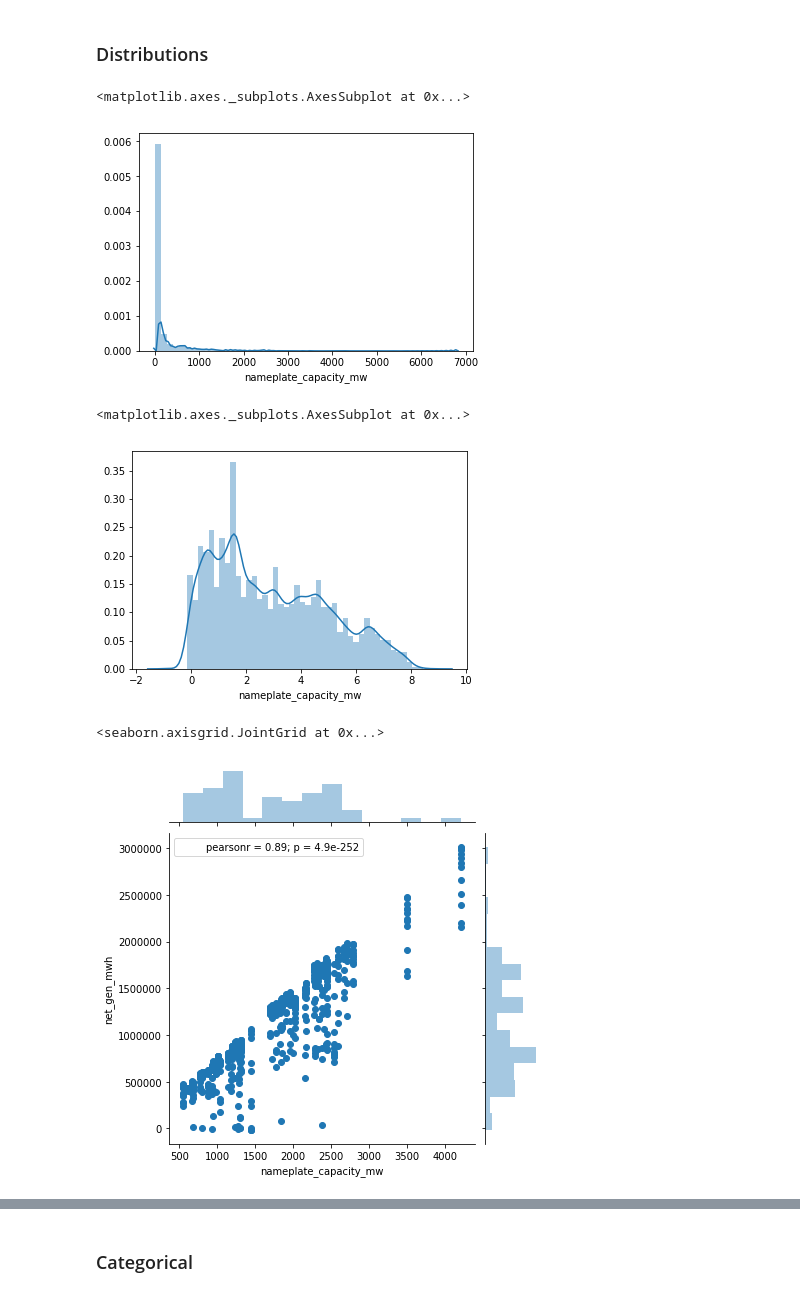
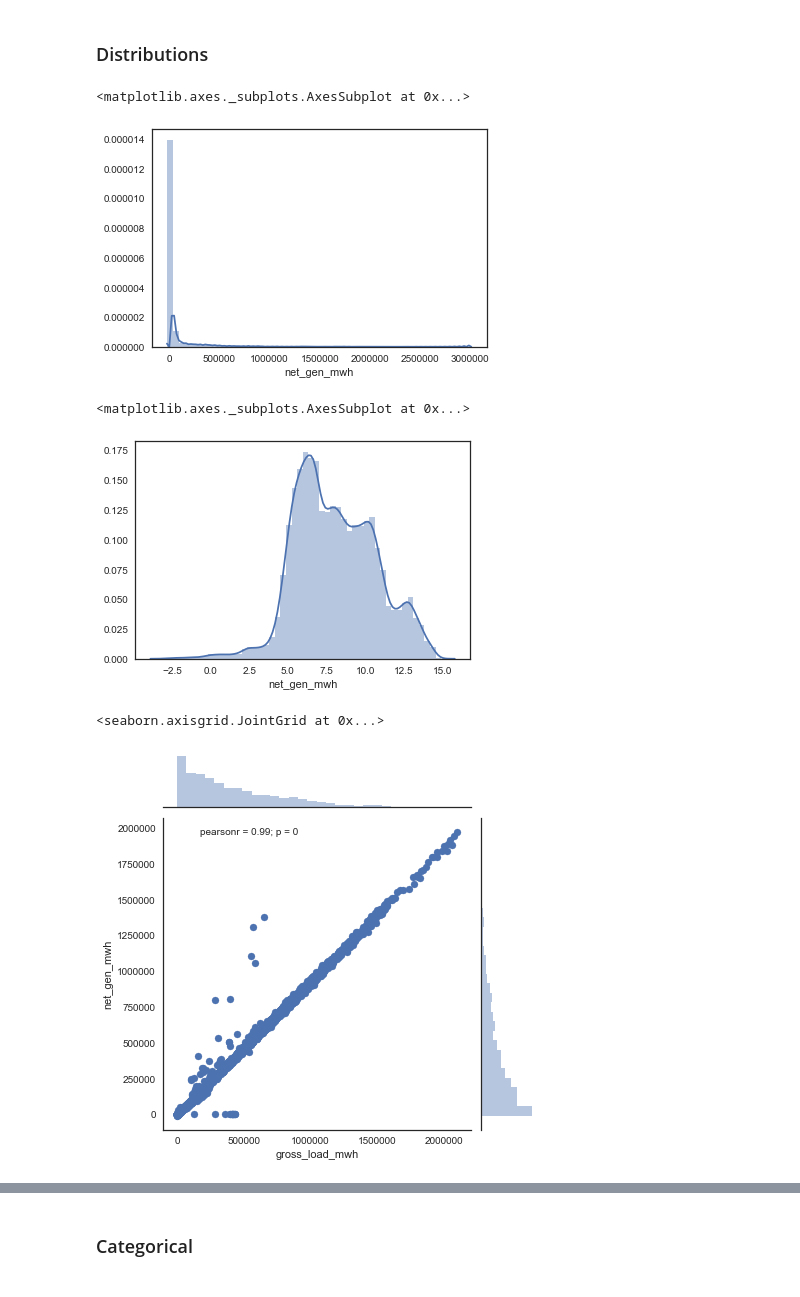
Before and after one commit to gschivley/python-data-analysis-class, a Jupyter notebook: notebooks/Visualization/2 - Plotting with seaborn.ipynb, the cells around one changed output, grey strips where cells are left out. Cells and saved outputs as stored; diff of their text form; code cells hidden in the pictures.

Commit message:
Start modifying to remove capacity data

```diff
--- a/notebooks/Visualization/2 - Plotting with seaborn.ipynb
+++ b/notebooks/Visualization/2 - Plotting with seaborn.ipynb
@@ -14,10 +14,12 @@ from vega_datasets import data as vdata
 
 cwd = os.getcwd()
 data_path = join(cwd, '..', '..', 'data')
+
+sns.set(style='white')
 # %% [markdown]
 ## Load data
 # %%
-path = join(data_path, 'processed', 'facility_gen_cap_emissions.csv')
+path = join(data_path, 'processed', 'facility_gen_emissions.csv')
 df = pd.read_csv(path)
 # %%
 df.head()
@@ -31,4 +39,4 @@ df.head()
 # %%
-top_tech = df.groupby('technology')['net_gen_mwh'].sum().sort_values(ascending=False).index[:9]
-top_tech
+top_fuel = df.groupby('primary_gen_fuel')['net_gen_mwh'].sum().sort_values(ascending=False).index[:7]
+top_fuel
 # %% [output]
@@ -40,5 +44,5 @@ Index(['Conventional Steam Coal', 'Natural Gas Fired Combined Cycle',
 # %%
-df = df.loc[df['technology'].isin(top_tech)]
+df = df.loc[df['primary_gen_fuel'].isin(top_fuel)]
 # %% [markdown]
 ## Matplotlib
 [Matplotlib](https://matplotlib.org/) is probably the most popular Python plotting package and it improved significantly with version 2.0. If you can imagine a figure, and have several hours/days of spare time, you can probably make it with matplotlib. On the plus side it allows you to customize nearly every pixel on a figure.
@@ -70,20 +91,20 @@ Seaborn also wraps functions around matplotlib and provides much more powerful t
 # %% [markdown]
 ### Distributions
 # %%
-sns.distplot(df.nameplate_capacity_mw)
+sns.distplot(df.net_gen_mwh)
 # %% [output]
 <matplotlib.axes._subplots.AxesSubplot at 0x...>
-[figure, old version]
+[figure, new version]
 # %%
-sns.distplot(df.nameplate_capacity_mw.apply(np.log))
+sns.distplot(df.loc[df['net_gen_mwh'] > 0, 'net_gen_mwh'].apply(np.log))
 # %% [output]
 <matplotlib.axes._subplots.AxesSubplot at 0x...>
-[figure, old version]
+[figure, new version]
 # %%
-data = df.loc[df['technology'] == 'Nuclear']
+data = df.loc[df['primary_gen_fuel'] == 'COL']
 
-sns.jointplot(x='nameplate_capacity_mw', y='net_gen_mwh', data=data)
+sns.jointplot(x='gross_load_mwh', y='net_gen_mwh', data=data)
 # %% [output]
 <seaborn.axisgrid.JointGrid at 0x...>
-[figure, old version]
+[figure, new version]
 # %%
```
Also changed, not shown: parts of 12 cells of this notebook.
